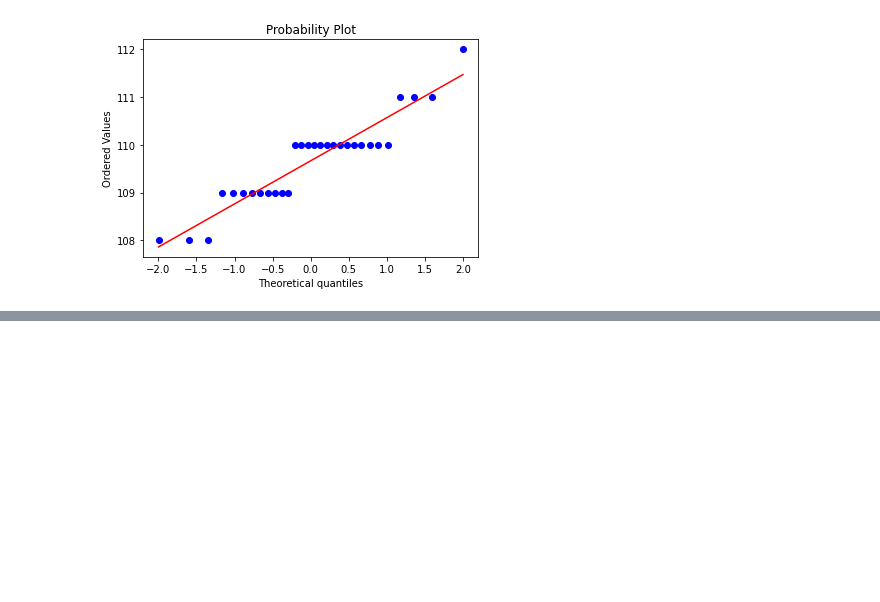
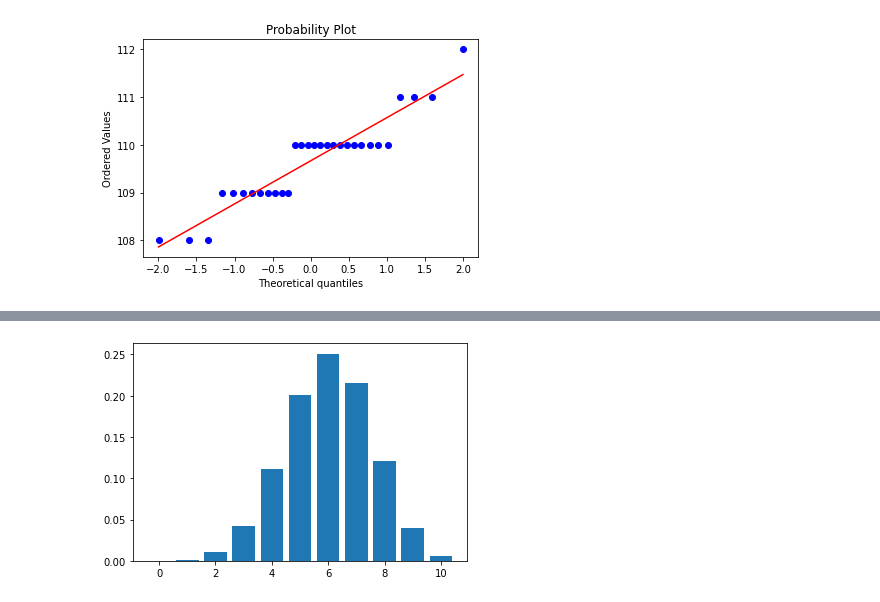
Before and after one commit to brorae/ML_practice, a Jupyter notebook: Computational statistics/practice.ipynb, the cells around one changed output, grey strips where cells are left out. Drawn from its saved outputs; the diff is of its cells as text; code cells hidden in the pictures; blank space fills up the shorter version.

```diff
--- a/Computational statistics/practice.ipynb
+++ b/Computational statistics/practice.ipynb
@@ -115,0 +134,10 @@ plt.show()
+# %%
+n = 10
+m = 0.6
+dist_bin = stats.binom(n,m)
+x = np.arange(n+1)
+y = dist_bin.pmf(x)
+plt.bar(x,y)
+plt.show()
+# %% [output]
+[figure, added]
```
Also changed, not shown: parts of 12 cells of this notebook, 3 other files.
